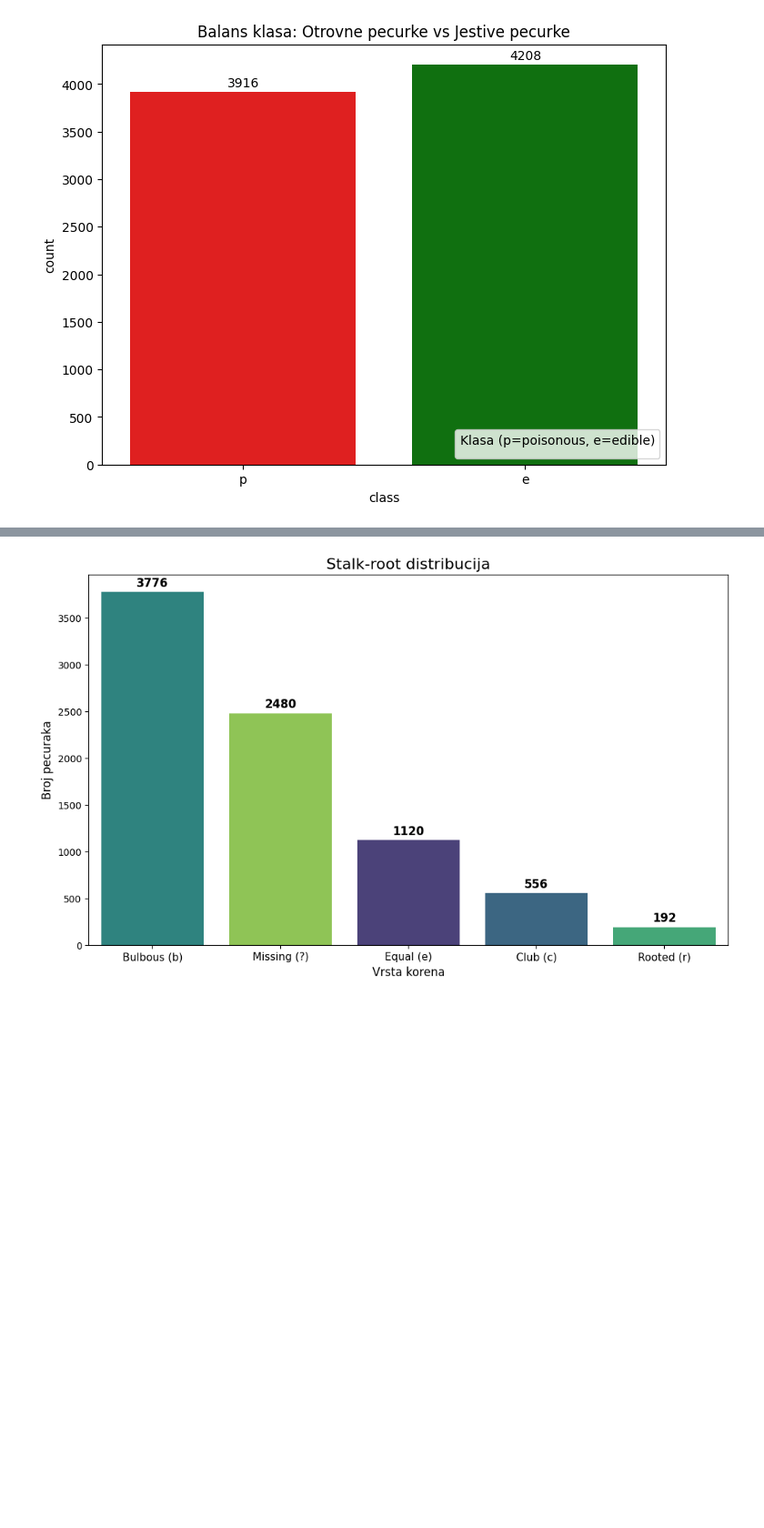
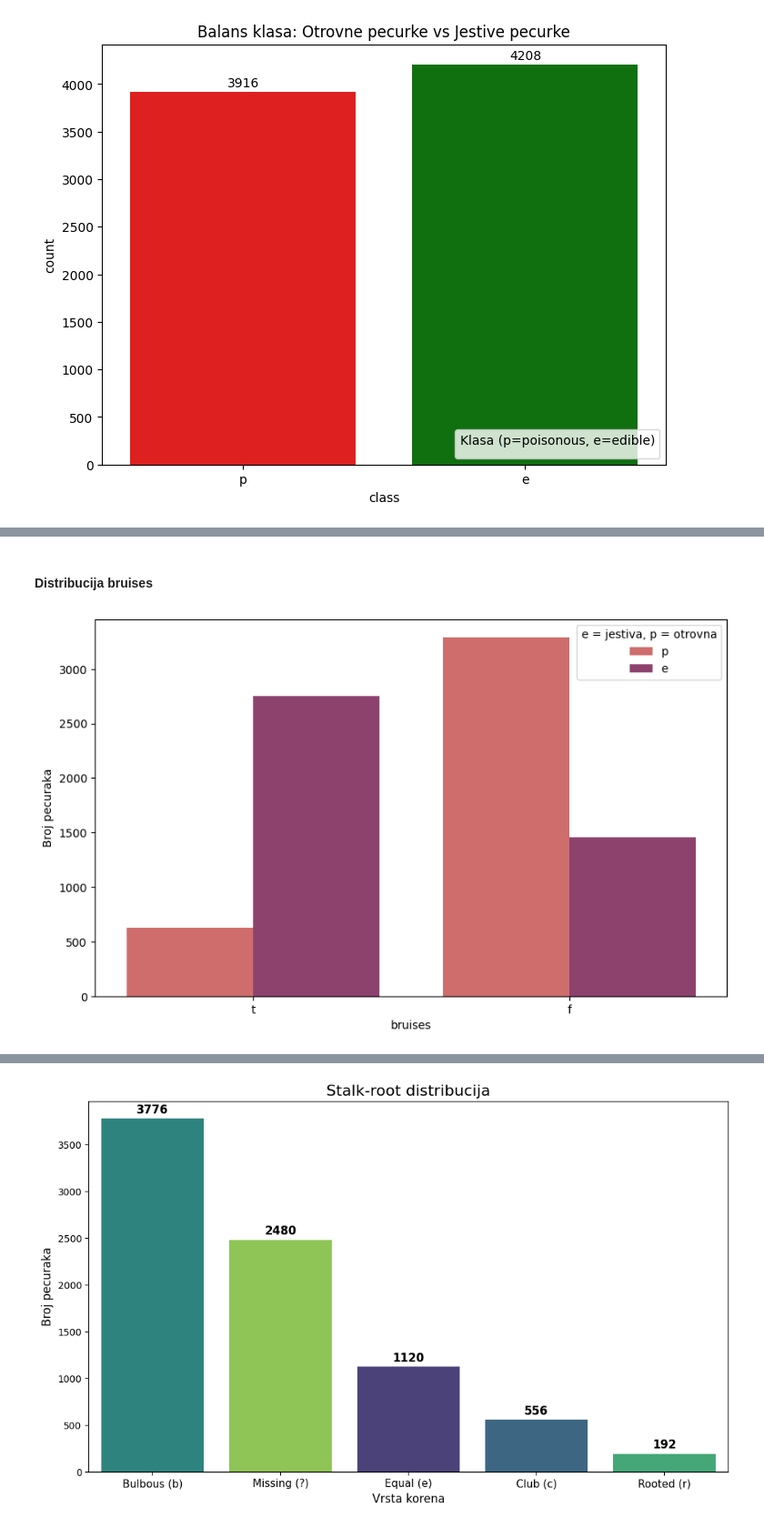
Before and after one commit to alxcek/mas-ai, a Jupyter notebook: machine_learning/01_mushroom_classification/classification.ipynb, the cells around one changed output, grey strips where cells are left out. Shown at 91% size. Cells and saved outputs as stored; diff of their text form; code cells hidden in the pictures; blank space fills up the shorter version.

```diff
--- a/machine_learning/01_mushroom_classification/classification.ipynb
+++ b/machine_learning/01_mushroom_classification/classification.ipynb
@@ -137 +160,14 @@ plt.show()
+# %% [markdown]
+#### Distribucija bruises
+# %%
+plt.figure(figsize=(10, 6))
+
+sns.countplot(x='bruises', hue='class', data=df, palette='flare')
+
+plt.ylabel('Broj pecuraka')
+plt.legend(title='e = jestiva, p = otrovna', loc='upper right')
+
+plt.show()
+# %% [output]
+[figure, added]
 # %% [markdown]
```
Also changed, not shown: parts of 23 cells of this notebook.
